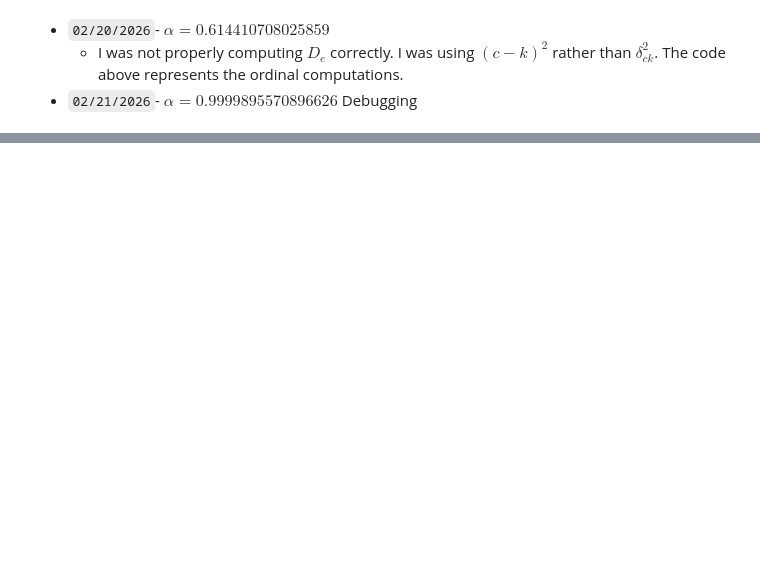
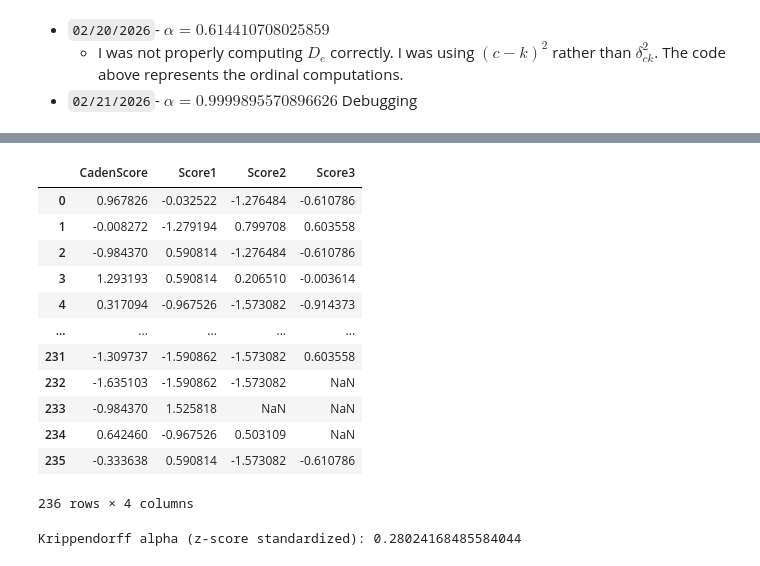
Before and after one commit to cwc09262/psalms-nlp-research, a Jupyter notebook: query_compare/blind_external_scoring.ipynb, the cells around one changed output, grey strips where cells are left out. Drawn from its saved outputs; the diff is of its cells as text; code cells hidden in the pictures; blank space fills up the shorter version.

```diff
--- a/query_compare/blind_external_scoring.ipynb
+++ b/query_compare/blind_external_scoring.ipynb
@@ -997,0 +853,32 @@ df
+# %%
+df_z
+# %% [output]
+|  | CadenScore | Score1 | Score2 | Score3 |
+| 0 | 0.967826 | -0.032522 | -1.276484 | -0.610786 |
+| 1 | -0.008272 | -1.279194 | 0.799708 | 0.603558 |
+| 2 | -0.984370 | 0.590814 | -1.276484 | -0.610786 |
+| 3 | 1.293193 | 0.590814 | 0.206510 | -0.003614 |
+| 4 | 0.317094 | -0.967526 | -1.573082 | -0.914373 |
+| ... | ... | ... | ... | ... |
+| 231 | -1.309737 | -1.590862 | -1.573082 | 0.603558 |
+| 232 | -1.635103 | -1.590862 | -1.573082 | NaN |
+| 233 | -0.984370 | 1.525818 | NaN | NaN |
+| 234 | 0.642460 | -0.967526 | 0.503109 | NaN |
+| 235 | -0.333638 | 0.590814 | -1.573082 | -0.610786 |
+236 rows × 4 columns
+# %%
+# Keep only numeric scores
+raters = ['CadenScore', 'Score1', 'Score2', 'Score3']
+
+# Z-score standardization (per rater)
+df_z = (df[raters] - df[raters].mean()) / df[raters].std()
+
+# Convert to numpy for Krippendorff
+import krippendorff
+data = df_z.T.to_numpy()
+
+alpha = krippendorff.alpha(reliability_data=data, level_of_measurement='interval')
+
+print("Krippendorff alpha (z-score standardized):", alpha)
+# %% [output]
+Krippendorff alpha (z-score standardized): 0.28024168485584044
```
Also changed, not shown: parts of 98 cells of this notebook, 1 other file.
